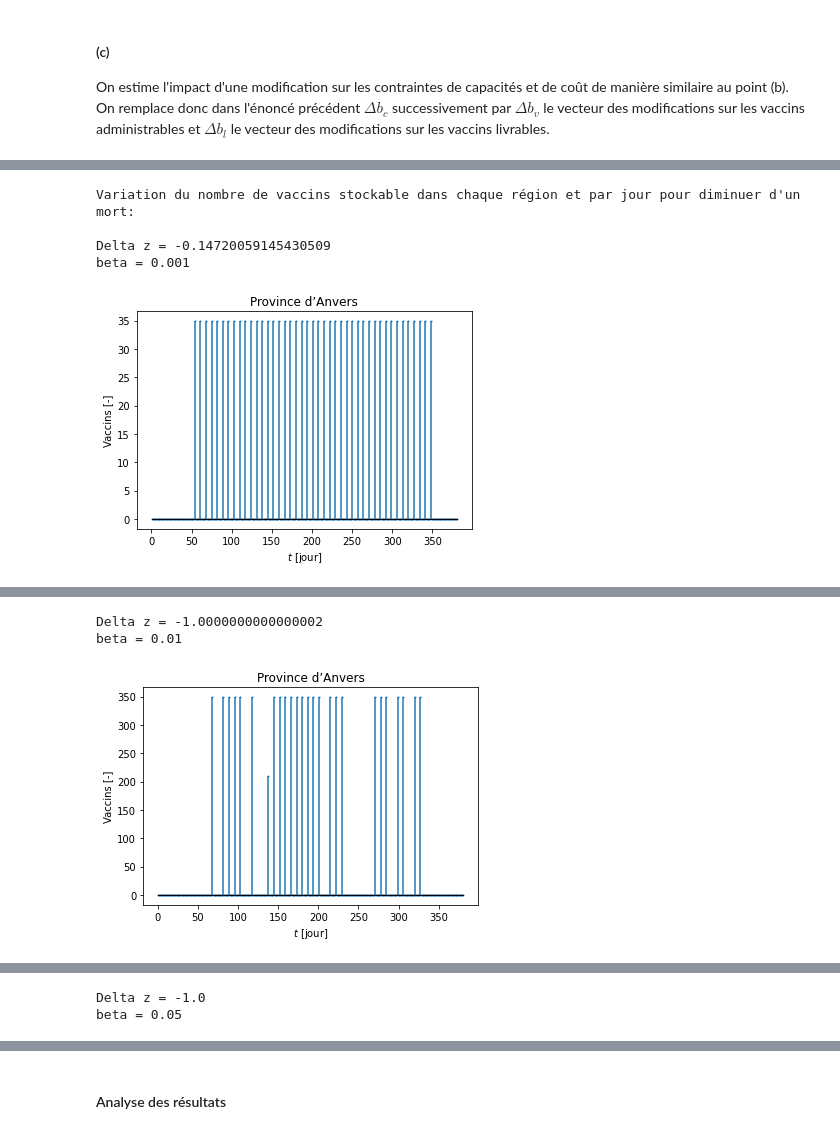
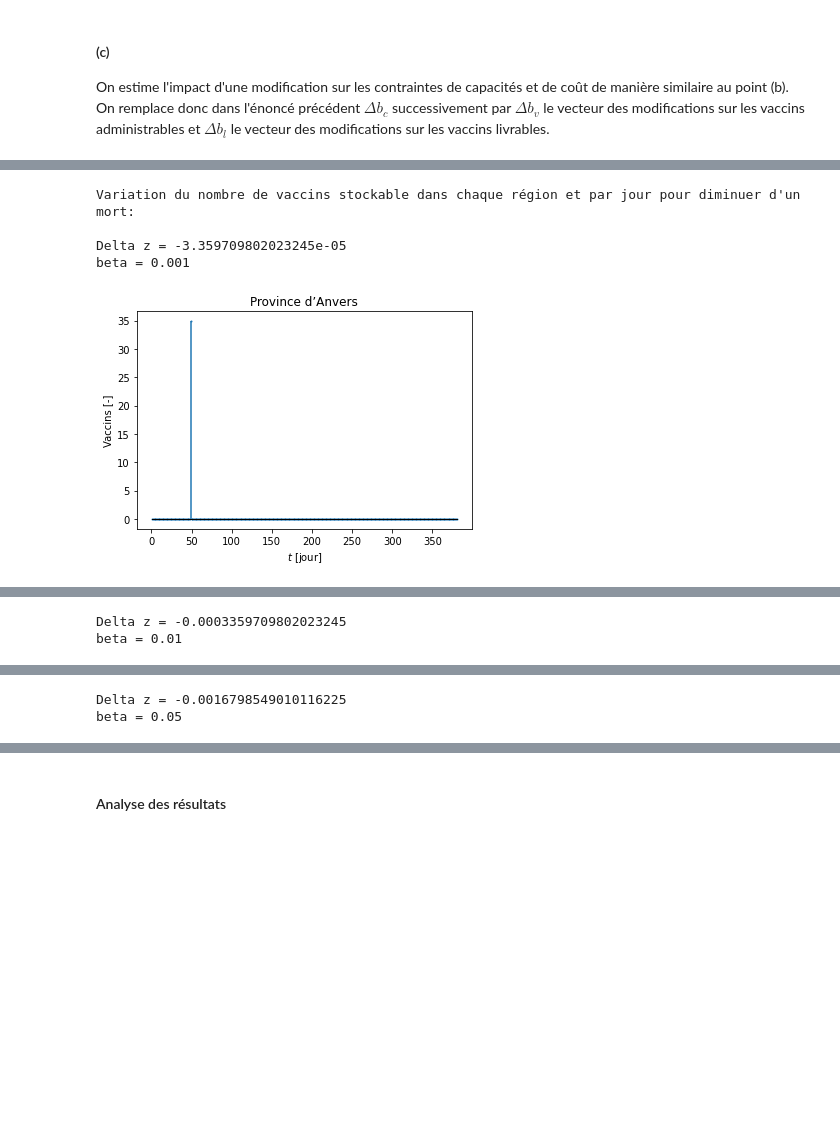
Before and after one commit to EliottVND/LINMA1702, a Jupyter notebook: rapport_notebook.ipynb, the cells around one changed output, grey strips where cells are left out. Saved outputs shown, nothing was run; the diff lists cells and outputs as text; code cells hidden in the pictures; blank space fills up the shorter version.

```diff
--- a/rapport_notebook.ipynb
+++ b/rapport_notebook.ipynb
@@ -671,7 +701,7 @@ $$\\ \Delta z = y_*^T \Delta b\ .$$
 <sup>1</sup> Pour cette question, le symbole $^T$ signifie la transposée.
 # %%
 y_star = np.array([contrainte.pi for contrainte in model_I2.constrs])
-y_star[np.absolute(y_star) < 1e-8] = 0
+y_star[np.absolute(y_star) < 1e-9] = 0
 print(f"y_star = {y_star}")
 
 # Sauvegarde des valeurs dans un fichier
@@ -780,6 +810,9 @@ def APO_b_c(tol):
     markerline.set_markersize(1)
     plt.show()
 
+    q13_b.write(f"test b_c {tol}.sol")
+    return delta
+
 print("Variation du nombre de vaccins disponbibles dans le hangar central par jour pour diminuer d'un mort\n")
 for beta in [1e-2, 3e-3, 1e-4]:
     APO_b_c(beta)
@@ -824,6 +870,7 @@ def APO_b_l(beta):
             markerline.set_markersize(1)
             plt.show()
 
+    return delta_bl
 
 print("\nVariation du nombre de vaccins administrables dans chaque région et par jour pour diminuer d'un mort:\n")
 for beta in [1e-3, 2e-2, 5e-2]:
@@ -847,14 +907,13 @@ beta = 0.05
 # modification du nombre de vaccins administrables par jour dans chaque centre.
 def APO_b_v(beta):
     b2 = [b_v[j] for t in days_2-1 for j in range(n)]
-    a2 = y_star[len(b_c)+len(b_l)+1:len(b_c)+len(b_l)+1+len(b2)]
+    a2 = y_star[len(b_c)+len(b2)+1:len(b_c)+2*len(b2)+1]
 
     q13_c2, delta_b_v = approx_delta(a2, b2, beta)
 
     delta_bv = np.array([[delta_b_v[j+t*n].x for t in days_2-1] for j in range(n)])
     delta2 = np.array([delta_b_v[j+t*n].x for t in days_2-1 for j in range(n)])
     print(f"Delta z = {a2 @ delta2}")
-    #print(f"Delta b_l = \n{delta_bl}")
     print(f"beta = {beta}")
     for j in range(n):
         if np.any(delta_bv[j]):
@@ -868,6 +927,4 @@ def APO_b_v(beta):
             markerline.set_markersize(1)
             plt.show()
 
-print("\nVariation du nombre de vaccins livrable dans chaque région et par jour pour diminuer d'un mort:\n")
-for beta in [1e-3, 5e-2, 1e-1]:
-    APO_b_v(beta)
+    return delta_bv
@@ -889,33 +957,35 @@ beta = 0.1
 # %%
 # modification du nombre de vaccins administrables par jour dans chaque centre.
 def APO_b_s(beta):
     b3 = [b_s[j] for t in days_2-1 for j in range(n)]
-    a3 = y_star[len(b_c)+len(b_l)+len(b_v)+1:len(b_c)+len(b_l)+1+len(b_v)+len(b3)]
+    a3 = y_star[len(b_c)+2*len(b3)+1:len(b_c)+3*len(b3)+1]
 
     q13_c3, delta_b_s = approx_delta(a3, b3, beta)
 
     delta_bs = np.array([[delta_b_s[j+t*n].x for t in days_2-1] for j in range(n)])
     delta3 = np.array([delta_b_s[j+t*n].x for t in days_2-1 for j in range(n)])
     print(f"Delta z = {a3 @ delta3}")
     print(f"beta = {beta}")
     for j in range(n):
         if np.any(delta_bs[j]):
             plt.figure()
             plt.title(province[j])
             markerline, stemlines, baseline = plt.stem(days_2, delta_bs[j])
             plt.xlabel("$t$ [jour]", fontsize=10)
             plt.ylabel("Vaccins [-]", fontsize=10)
             baseline.set_color('k')
             baseline.set_linewidth(1)
             markerline.set_markersize(1)
             plt.show()
 
+    return delta_bs
+
 print("\nVariation du nombre de vaccins stockable dans chaque région et par jour pour diminuer d'un mort:\n")
 for beta in [1e-3, 1e-2, 5e-2]:
     APO_b_s(beta)
 # %% [output]
 Variation du nombre de vaccins stockable dans chaque région et par jour pour diminuer d'un mort:
 
-Delta z = -0.14720059145430509
+Delta z = -3.359709802023245e-05
 beta = 0.001
-[figure, old version]
+[figure, new version]
@@ -923,3 +994,2 @@ beta = 0.001
-Delta z = -1.0000000000000002
+Delta z = -0.0003359709802023245
 beta = 0.01
-[figure, old version]
@@ -927,2 +996,0 @@ beta = 0.01
-Delta z = -1.0
-beta = 0.05
@@ -930,0 +999,2 @@ beta = 0.05
+Delta z = -0.0016798549010116225
+beta = 0.05
```
Also changed, not shown: parts of 31 cells of this notebook, 10 other files.
